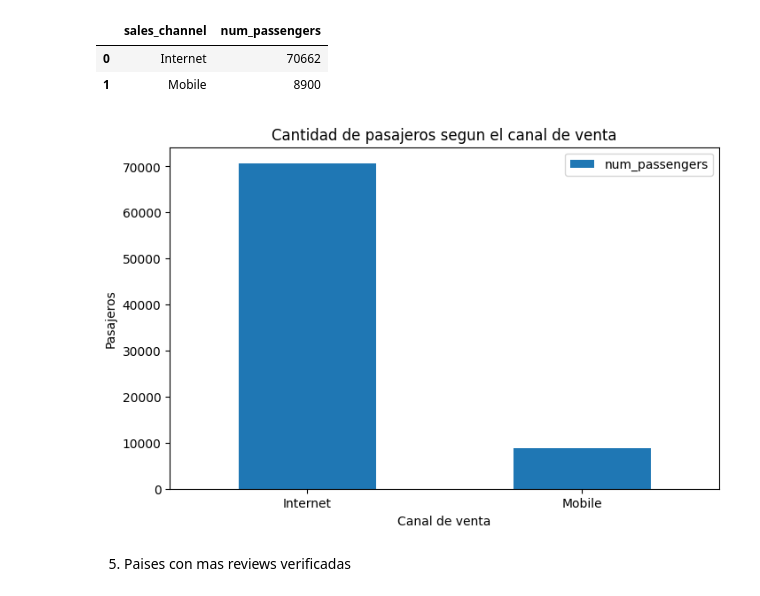
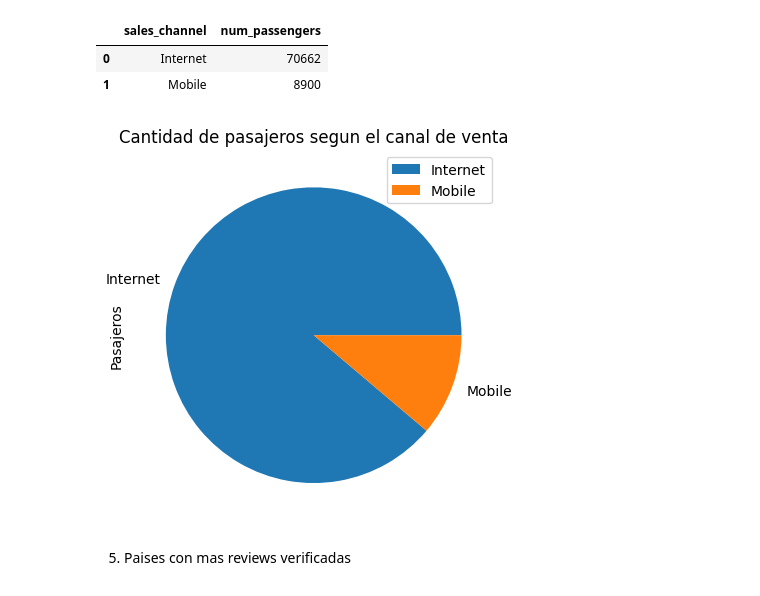
Before and after one commit to agalarza768/TP1-Orga_de_datos, a Jupyter notebook: TP_Orga.ipynb, the cells around one changed output. Cells and saved outputs as stored; diff of their text form; code cells hidden in the pictures.

```diff
--- a/TP_Orga.ipynb
+++ b/TP_Orga.ipynb
@@ -309,12 +333,13 @@ airways_info
 | 0 | Internet | 70662 |
 | 1 | Mobile | 8900 |
 # %%
-airways_info.plot.bar(x='sales_channel', y='num_passengers',figsize=(8,5), rot=0)
+airways_info = airways_data.loc[:,['sales_channel','num_passengers']]
+
+airways_data.groupby(['sales_channel']).sum().plot(kind='pie',y='num_passengers')
 plt.title('Cantidad de pasajeros segun el canal de venta')
-plt.xlabel('Canal de venta')
 plt.ylabel('Pasajeros')
 plt.show()
 # %% [output]
-[figure, old version]
+[figure, new version]
 # %% [markdown]
 5) Paises con mas reviews verificadas
```
Also changed, not shown: parts of 21 cells of this notebook.
